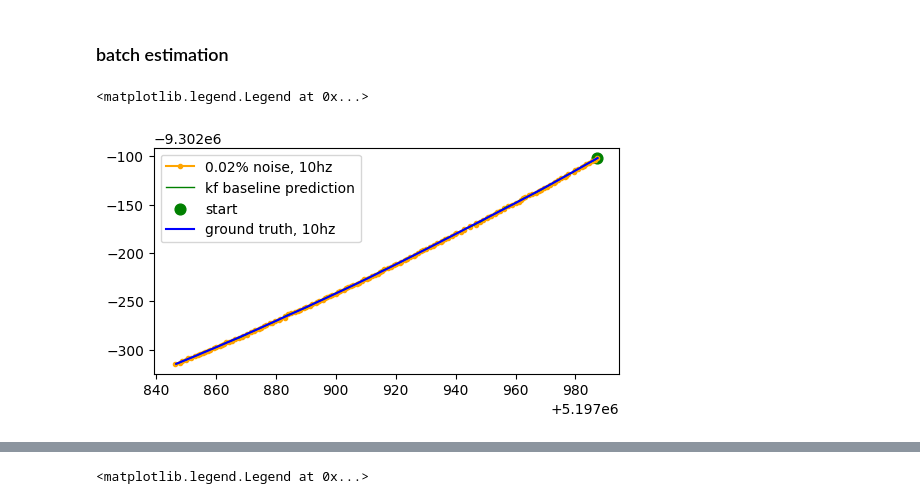
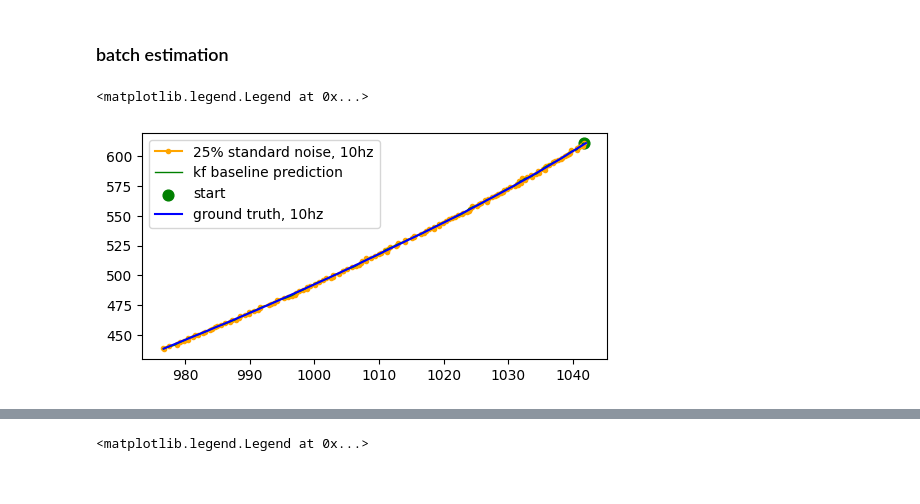
Before and after one commit to jarviskroos7/PATH_vehicle_localization, a Jupyter notebook: code/kf_baseline.ipynb, the cells around one changed output, grey strips where cells are left out. Cells and saved outputs as stored; diff of their text form; code cells hidden in the pictures.

```diff
--- a/code/kf_baseline.ipynb
+++ b/code/kf_baseline.ipynb
@@ -20,16 +20,18 @@ from tqdm import tqdm
 # %%
 # data loading
 
+data_ver = '3'
+
 # NOISE
-with gzip.open('../data/segment_with_noise_v3/ll_seg_500_noise_v3.pkl.gzip', 'rb') as f:
+with gzip.open(f'../data/segment_with_noise_v{data_ver}/ll_seg_500_noise_v{data_ver}.pkl.gzip', 'rb') as f:
     ll_seg_noise = pickle.load(f)
-with gzip.open('../data/segment_with_noise_v3/rl_seg_500_noise_v3.pkl.gzip', 'rb') as f:
+with gzip.open(f'../data/segment_with_noise_v{data_ver}/rl_seg_500_noise_v{data_ver}.pkl.gzip', 'rb') as f:
     rl_seg_noise = pickle.load(f)
 
 # GROUND TRUTH
-with gzip.open('../data/segment_groud_truth_v2/rl_seg_gt_500_v2.pkl.gzip', 'rb') as f:
+with gzip.open(f'../data/segment_groud_truth_v2/rl_seg_gt_500_v2.pkl.gzip', 'rb') as f:
     ll_seg_gps_gt = pickle.load(f)
-with gzip.open('../data/segment_groud_truth_v2/ll_seg_gt_500_v2.pkl.gzip', 'rb') as f:
+with gzip.open(f'../data/segment_groud_truth_v2/ll_seg_gt_500_v2.pkl.gzip', 'rb') as f:
     rl_seg_gps_gt = pickle.load(f)
 
 print(len(ll_seg_noise))
@@ -50,7 +52,7 @@ rl_seg_gps_gt[0].shape, rl_seg_noise[0].shape
 ((3822, 11), (153, 13))
 # %%
 # example segment
-exp_rl_seg_noise = ll_seg_noise[91]
+exp_rl_seg_noise = ll_seg_noise[91].reset_index()
 print(exp_rl_seg_noise.shape)
 exp_rl_seg_noise.head()
 # %% [output]
@@ -64,7 +66,11 @@ exp_rl_seg_noise.head()
 # %%
 # normalize time for calculating dt
 
-t_norm = MinMaxScaler().fit_transform(np.linspace(0, exp_rl_seg_noise.shape[0] * 50 * 0.01, num=exp_rl_seg_noise.shape[0]).reshape(-1,1)).flatten()
-dt = t_norm[1] - t_norm[0]
-dt
+# sample_freq = 50 # 5hz
+sample_freq = 25 # 10hz
+
+t_norm = MinMaxScaler().fit_transform(np.linspace(0, exp_rl_seg_noise.shape[0] * sample_freq * 0.01, num=exp_rl_seg_noise.shape[0]).reshape(-1,1)).flatten()
+dt = 0.01 * sample_freq
+dt_norm = t_norm[1] - t_norm[0]
+dt, dt_norm
 # %% [output]
@@ -162,7 +196,7 @@ def kf(segment_df):
     d3xdt3 = np.gradient(segment_df['alpha_Xv'], dt)
     d3ydt3 = np.gradient(segment_df['alpha_Yv'], dt)
 
-    gps_sig = 0.0002
+    gps_sig = 0.25
 
     # initialization
     A = np.array([
@@ -269,15 +304,15 @@ for df in rl_seg_noise:
     )
     rl_seg_pred.append(x_est_df)
 # %%
-sample = 4
+sample = 1
 plt.figure(dpi=100, figsize=(6, 3))
 
-plt.plot(rl_seg_pred[sample]['y_noise'], rl_seg_pred[sample]['x_noise'], '-o', label='0.02% noise, 10hz', ms=3, c='orange')
+plt.plot(rl_seg_pred[sample]['y_noise'], rl_seg_pred[sample]['x_noise'], '-o', label='25% standard noise, 10hz', ms=3, c='orange')
 plt.plot(rl_seg_pred[sample]['y_est'], rl_seg_pred[sample]['x_est'], '-', linewidth=1, label='kf baseline prediction', c='green')
 plt.scatter(rl_seg_pred[sample]['y_est'][0], rl_seg_pred[sample]['x_est'][0], label='start', s=60, c='green')
 plt.plot(rl_seg_pred[sample]['y'], rl_seg_pred[sample]['x'], label='ground truth, 10hz', c='blue')
 
 plt.legend()
 # %% [output]
 <matplotlib.legend.Legend at 0x...>
-[figure, old version]
+[figure, new version]
```
Also changed, not shown: parts of 28 cells of this notebook, 11 other files.
